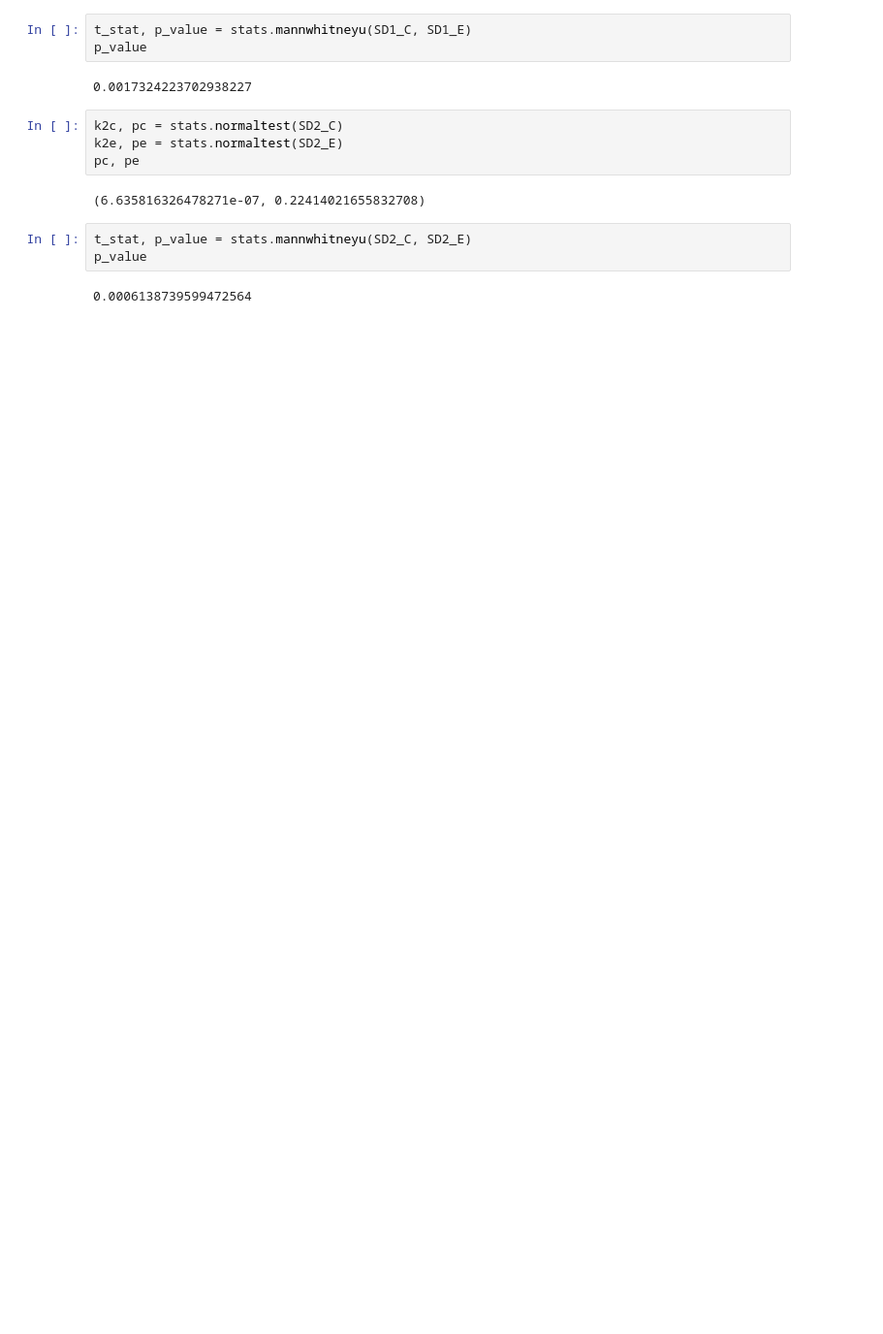
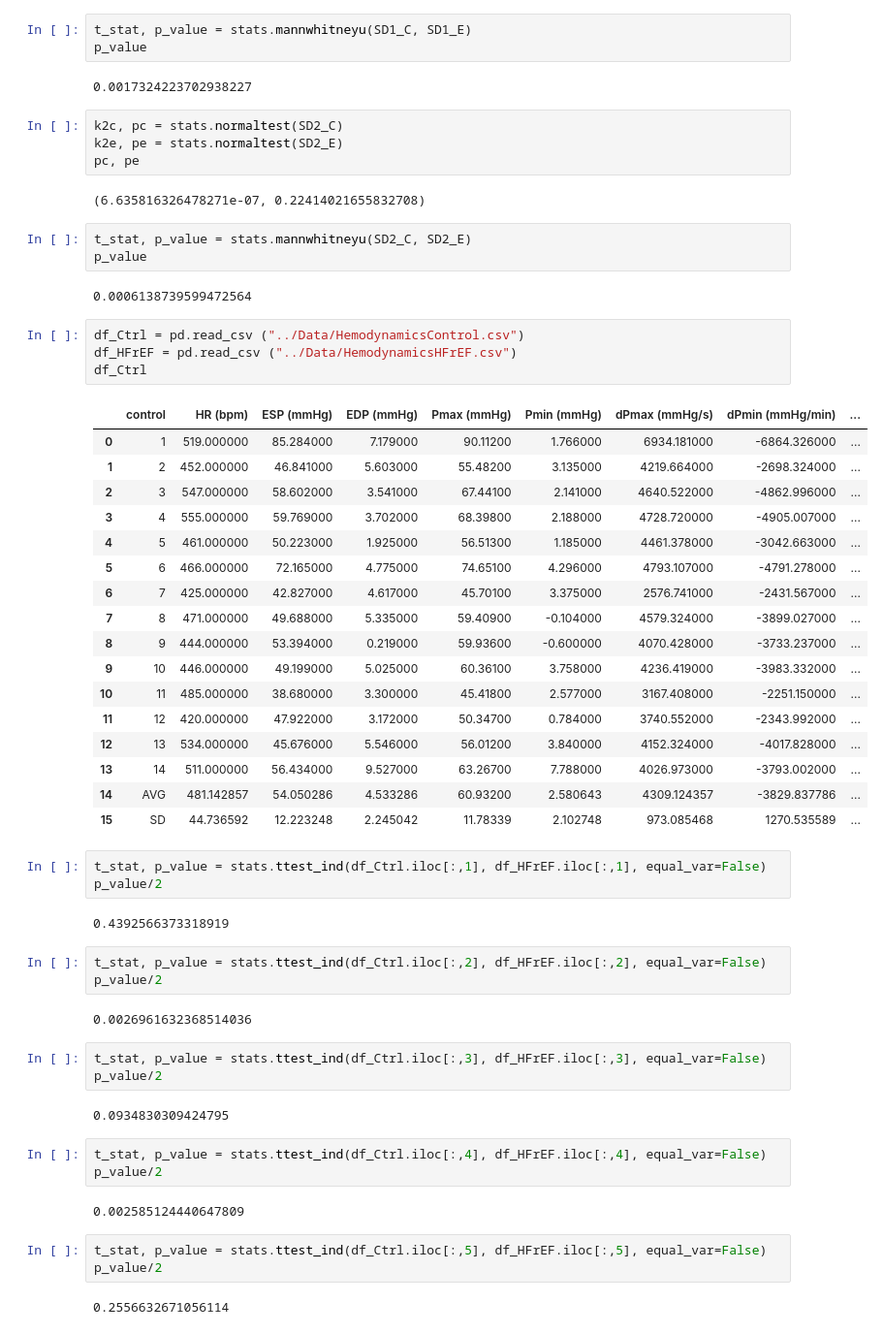
Before and after one commit to moises-santillan/HeartVariability, a Jupyter notebook: Code/HeartVariability.ipynb, the cells around one changed output. Shown at 97% size. Drawn from its saved outputs; the diff is of its cells as text; blank space fills up the shorter version.

```diff
--- a/Code/HeartVariability.ipynb
+++ b/Code/HeartVariability.ipynb
@@ -343,3 +343,50 @@ t_stat, p_value = stats.mannwhitneyu(SD2_C, SD2_E)
 p_value
 # %% [output]
 0.0006138739599472564
+# %%
+df_Ctrl = pd.read_csv ("../Data/HemodynamicsControl.csv")
+df_HFrEF = pd.read_csv ("../Data/HemodynamicsHFrEF.csv")
+df_Ctrl
+# %% [output]
+|  | control | HR (bpm) | ESP (mmHg) | EDP (mmHg) | Pmax (mmHg) | Pmin (mmHg) | dPmax (mmHg/s) | dPmin (mmHg/min) | ... |
+| 0 | 1 | 519.000000 | 85.284000 | 7.179000 | 90.11200 | 1.766000 | 6934.181000 | -6864.326000 | ... |
+| 1 | 2 | 452.000000 | 46.841000 | 5.603000 | 55.48200 | 3.135000 | 4219.664000 | -2698.324000 | ... |
+| 2 | 3 | 547.000000 | 58.602000 | 3.541000 | 67.44100 | 2.141000 | 4640.522000 | -4862.996000 | ... |
+| 3 | 4 | 555.000000 | 59.769000 | 3.702000 | 68.39800 | 2.188000 | 4728.720000 | -4905.007000 | ... |
+| 4 | 5 | 461.000000 | 50.223000 | 1.925000 | 56.51300 | 1.185000 | 4461.378000 | -3042.663000 | ... |
+| 5 | 6 | 466.000000 | 72.165000 | 4.775000 | 74.65100 | 4.296000 | 4793.107000 | -4791.278000 | ... |
+| 6 | 7 | 425.000000 | 42.827000 | 4.617000 | 45.70100 | 3.375000 | 2576.741000 | -2431.567000 | ... |
+| 7 | 8 | 471.000000 | 49.688000 | 5.335000 | 59.40900 | -0.104000 | 4579.324000 | -3899.027000 | ... |
+| 8 | 9 | 444.000000 | 53.394000 | 0.219000 | 59.93600 | -0.600000 | 4070.428000 | -3733.237000 | ... |
+| 9 | 10 | 446.000000 | 49.199000 | 5.025000 | 60.36100 | 3.758000 | 4236.419000 | -3983.332000 | ... |
+| 10 | 11 | 485.000000 | 38.680000 | 3.300000 | 45.41800 | 2.577000 | 3167.408000 | -2251.150000 | ... |
+| 11 | 12 | 420.000000 | 47.922000 | 3.172000 | 50.34700 | 0.784000 | 3740.552000 | -2343.992000 | ... |
+| 12 | 13 | 534.000000 | 45.676000 | 5.546000 | 56.01200 | 3.840000 | 4152.324000 | -4017.828000 | ... |
+| 13 | 14 | 511.000000 | 56.434000 | 9.527000 | 63.26700 | 7.788000 | 4026.973000 | -3793.002000 | ... |
+| 14 | AVG | 481.142857 | 54.050286 | 4.533286 | 60.93200 | 2.580643 | 4309.124357 | -3829.837786 | ... |
+| 15 | SD | 44.736592 | 12.223248 | 2.245042 | 11.78339 | 2.102748 | 973.085468 | 1270.535589 | ... |
+# %%
+t_stat, p_value = stats.ttest_ind(df_Ctrl.iloc[:,1], df_HFrEF.iloc[:,1], equal_var=False)
+p_value/2
+# %% [output]
+0.4392566373318919
+# %%
+t_stat, p_value = stats.ttest_ind(df_Ctrl.iloc[:,2], df_HFrEF.iloc[:,2], equal_var=False)
+p_value/2
+# %% [output]
+0.0026961632368514036
+# %%
+t_stat, p_value = stats.ttest_ind(df_Ctrl.iloc[:,3], df_HFrEF.iloc[:,3], equal_var=False)
+p_value/2
+# %% [output]
+0.0934830309424795
+# %%
+t_stat, p_value = stats.ttest_ind(df_Ctrl.iloc[:,4], df_HFrEF.iloc[:,4], equal_var=False)
+p_value/2
+# %% [output]
+0.002585124440647809
+# %%
+t_stat, p_value = stats.ttest_ind(df_Ctrl.iloc[:,5], df_HFrEF.iloc[:,5], equal_var=False)
+p_value/2
+# %% [output]
+0.2556632671056114
```
Also changed, not shown: parts of 11 cells of this notebook.
